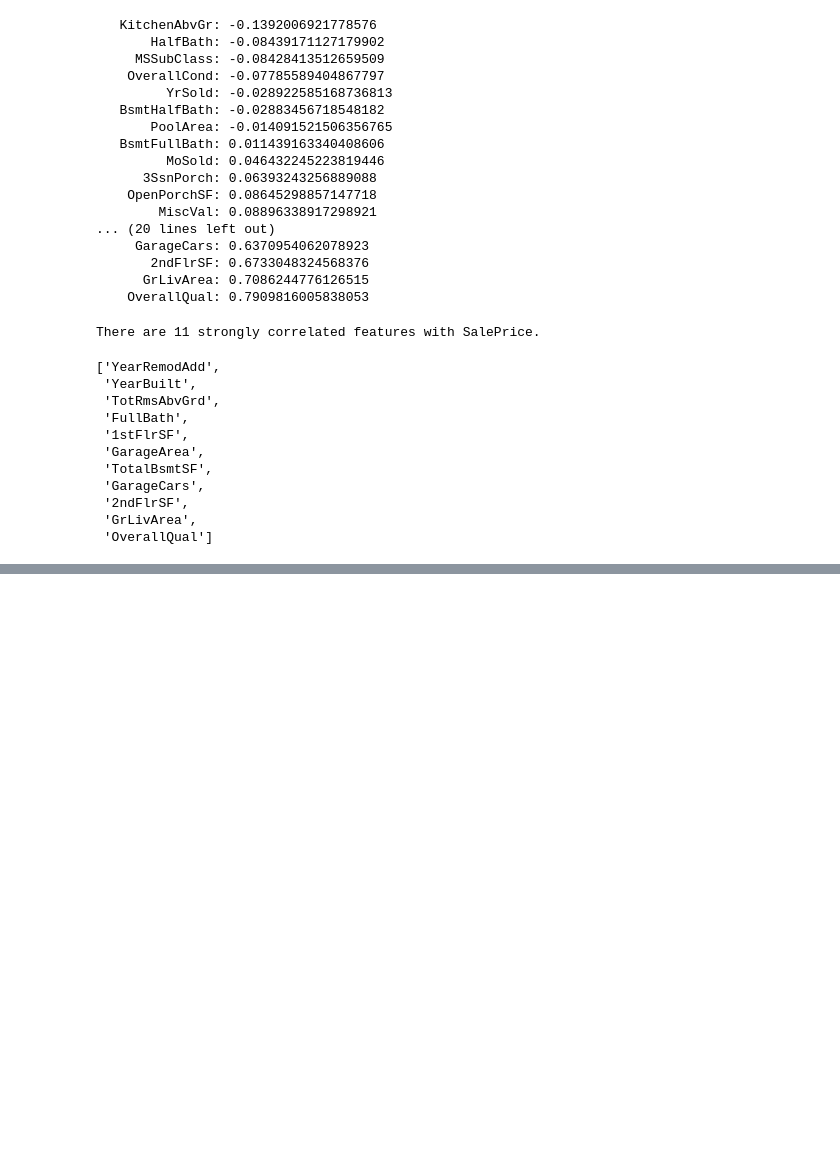
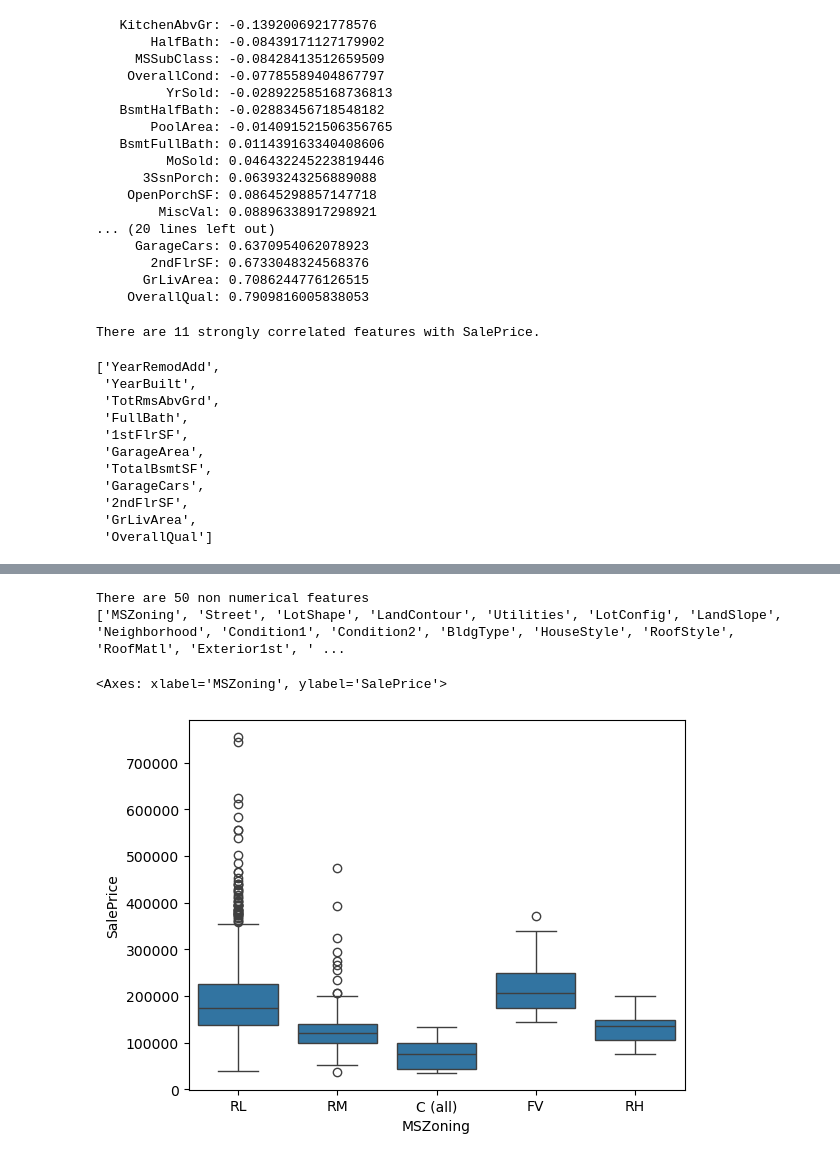
Before and after one commit to aditya040891/data-science-for-everyone, a Jupyter notebook: data-analytics-projects/eda-with-pandas-using-house-price-dataset/eda-with-pandas-house-price-dataset.ipynb, the cells around one changed output, grey strips where cells are left out. Drawn from its saved outputs; the diff is of its cells as text; code cells hidden in the pictures; blank space fills up the shorter version.

```diff
--- a/data-analytics-projects/eda-with-pandas-using-house-price-dataset/eda-with-pandas-house-price-dataset.ipynb
+++ b/data-analytics-projects/eda-with-pandas-using-house-price-dataset/eda-with-pandas-house-price-dataset.ipynb
@@ -215,0 +250,5 @@ There are 11 strongly correlated features with SalePrice.
+# %%
+# {column: len(df2[column].unique()) for column in quant_feats}
+cat_feat = list(df2.select_dtypes('object').columns) + [column for column in quant_feats if len(df2[column].unique()) < 10] # Categorical features in quantitative features list
+cat_feat.append('SalePrice')
+cat_feat
@@ -215,0 +273,3 @@ There are 11 strongly correlated features with SalePrice.
+# %%
+df_cat = df2[cat_feat]
+df_cat.head()
@@ -215,0 +284,11 @@ There are 11 strongly correlated features with SalePrice.
+# %%
+print(f"There are {df_cat.shape[1] - 1} non numerical features")
+print(df_cat.columns[:-1].tolist())
+# %% [output]
+There are 50 non numerical features
+['MSZoning', 'Street', 'LotShape', 'LandContour', 'Utilities', 'LotConfig', 'LandSlope', 'Neighborhood', 'Condition1', 'Condition2', 'BldgType', 'HouseStyle', 'RoofStyle', 'RoofMatl', 'Exterior1st', ' ...
+# %%
+sns.boxplot(x='MSZoning', y='SalePrice', data=df_cat)
+# %% [output]
+<Axes: xlabel='MSZoning', ylabel='SalePrice'>
+[figure, added]
```
Also changed, not shown: parts of 11 cells of this notebook, 1 other file.
